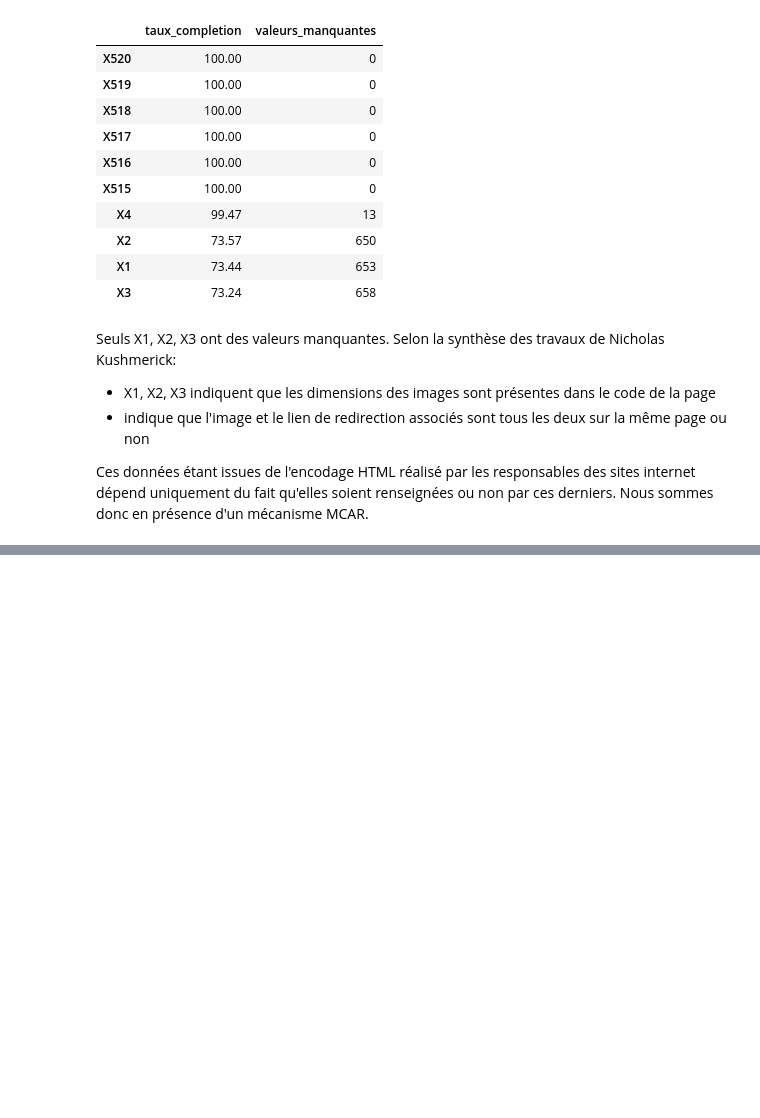
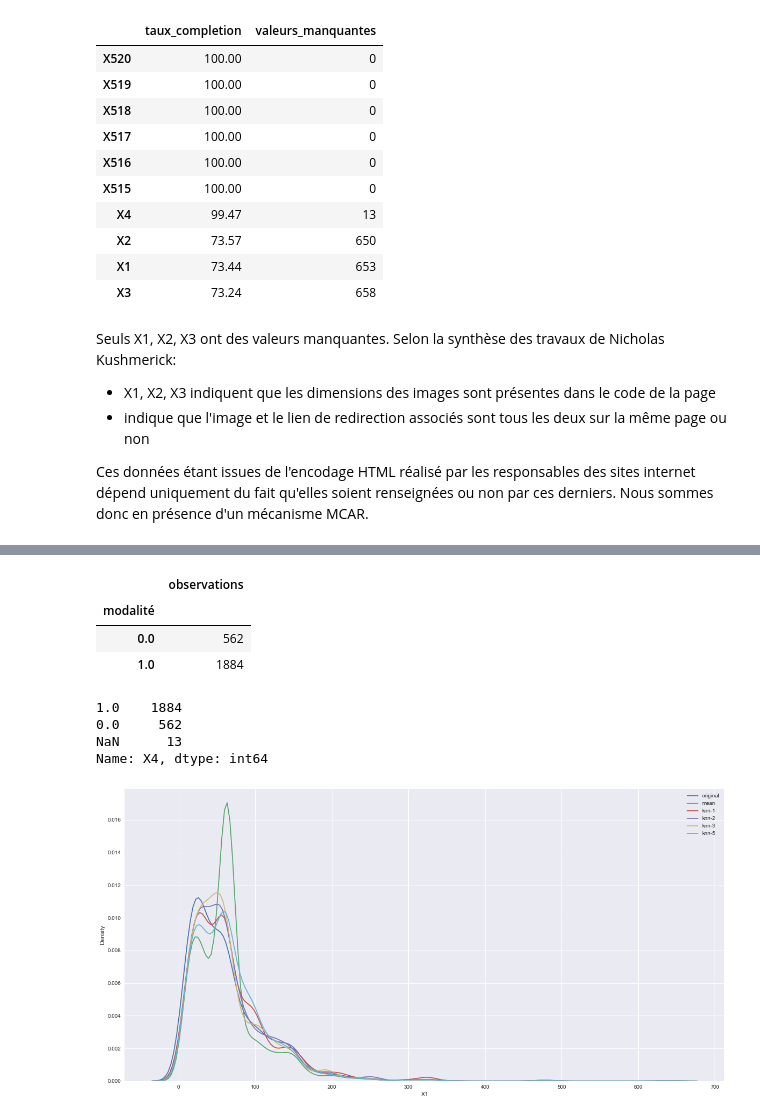
Before and after one commit to cedricsoares/cnam-sta211-entreposage-et-fouille-de-donnees-projet-final, a Jupyter notebook: exploration.ipynb, the cells around one changed output, grey strips where cells are left out. Saved outputs shown, nothing was run; the diff lists cells and outputs as text; code cells hidden in the pictures; blank space fills up the shorter version.

```diff
--- a/exploration.ipynb
+++ b/exploration.ipynb
@@ -171,0 +400,38 @@ plt.show()
+# %%
+x4_by_outcome_original_all_outcome_x4 = pd.DataFrame(data.groupby(['X4'], as_index=False)['outcome'].agg('count'))
+x4_by_outcome_original_all_outcome_x4.rename(columns={'X4':'modalité', 'outcome':'observations'}, inplace=True)
+x4_by_outcome_original_all_outcome_x4.set_index('modalité', inplace=True)
+x4_by_outcome_original_all_outcome_x4
+# %% [output]
+|  | observations |
+| modalité |  |
+| 0.0 | 562 |
+| 1.0 | 1884 |
+# %%
+data["X4"].value_counts(dropna=False)
+# %% [output]
+1.0    1884
+0.0     562
+NaN      13
+Name: X4, dtype: int64
+# %%
+fig= plt.figure(figsize=(20,10))
+
+
+
+sns.kdeplot(data=data, x="X1", label="original")
+sns.kdeplot(data=simple_imputed, x="X1", label="mean")
+sns.kdeplot(data=knn_imputed_1, x="X1", label="knn-1")
+sns.kdeplot(data=knn_imputed_2, x="X1", label="knn-2")
+sns.kdeplot(data=knn_imputed_3, x="X1", label="knn-3")
+sns.kdeplot(data=knn_imputed_5, x="X1", label="knn-5")
+
+
+
+#inputed with iterative imputer
+#sns.histplot(ax=axes[6], data=iterative_imputed,  x="X1", bins=bins, kde=True)
+#axes[6].set_title("Distribution avec imputation modèle iteratif")
+plt.legend()
+plt.show()
+# %% [output]
+[figure, added]
```
Also changed, not shown: parts of 13 cells of this notebook.
